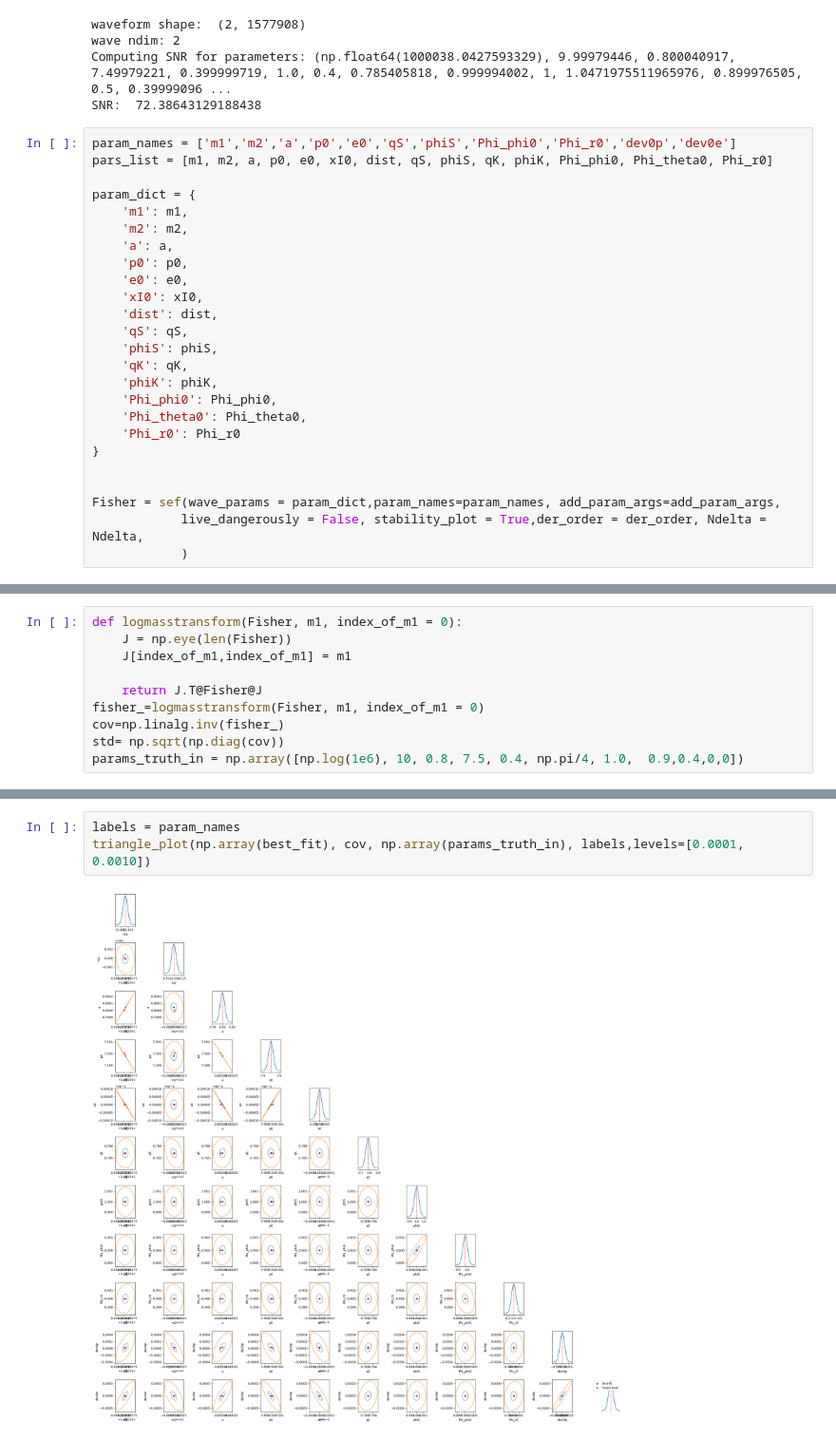
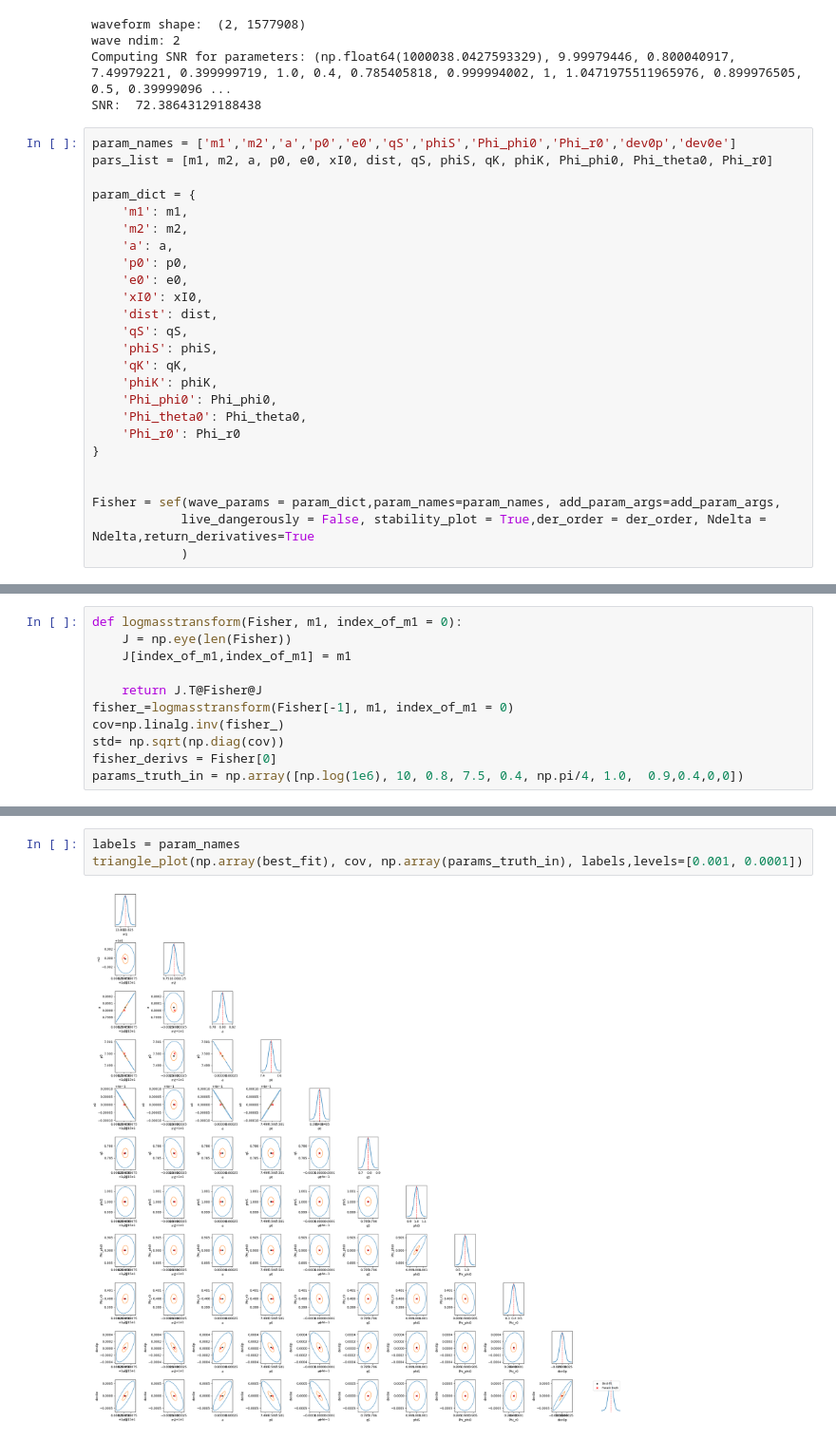
Before and after one commit to rishavrste/SuperKludge_r, a Jupyter notebook: CV_Biases/Best_F_point_analysis/cv_check.ipynb, the cells around one changed output, grey strips where cells are left out. Shown at 95% size. Cells and saved outputs as stored; diff of their text form.

```diff
--- a/CV_Biases/Best_F_point_analysis/cv_check.ipynb
+++ b/CV_Biases/Best_F_point_analysis/cv_check.ipynb
@@ -224,7 +224,7 @@ param_dict = {
 
 
 Fisher = sef(wave_params = param_dict,param_names=param_names, add_param_args=add_param_args,
-            live_dangerously = False, stability_plot = True,der_order = der_order, Ndelta = Ndelta,
+            live_dangerously = False, stability_plot = True,der_order = der_order, Ndelta = Ndelta,return_derivatives=True
             )
 # %% [output]
 Body is not plunging, Fisher should be stable.
@@ -347,9 +347,10 @@ def logmasstransform(Fisher, m1, index_of_m1 = 0):
     J[index_of_m1,index_of_m1] = m1
 
     return J.T@Fisher@J
-fisher_=logmasstransform(Fisher, m1, index_of_m1 = 0)
+fisher_=logmasstransform(Fisher[-1], m1, index_of_m1 = 0)
 cov=np.linalg.inv(fisher_)
 std= np.sqrt(np.diag(cov))
+fisher_derivs = Fisher[0]
 params_truth_in = np.array([np.log(1e6), 10, 0.8, 7.5, 0.4, np.pi/4, 1.0,  0.9,0.4,0,0])
 # %%
 pd.DataFrame(fisher_)
@@ -474,6 +476,6 @@ def triangle_plot(best_fit, cov, param_truth=None, labels=None,levels=[0.90, 0.9
     plt.show()
 # %%
 labels = param_names
-triangle_plot(np.array(best_fit), cov, np.array(params_truth_in), labels,levels=[0.0001, 0.0010])
+triangle_plot(np.array(best_fit), cov, np.array(params_truth_in), labels,levels=[0.001, 0.0001])
 # %% [output]
-[figure, old version]
+[figure, new version]
```
Also changed, not shown: parts of 4 cells of this notebook, 4 other files.
